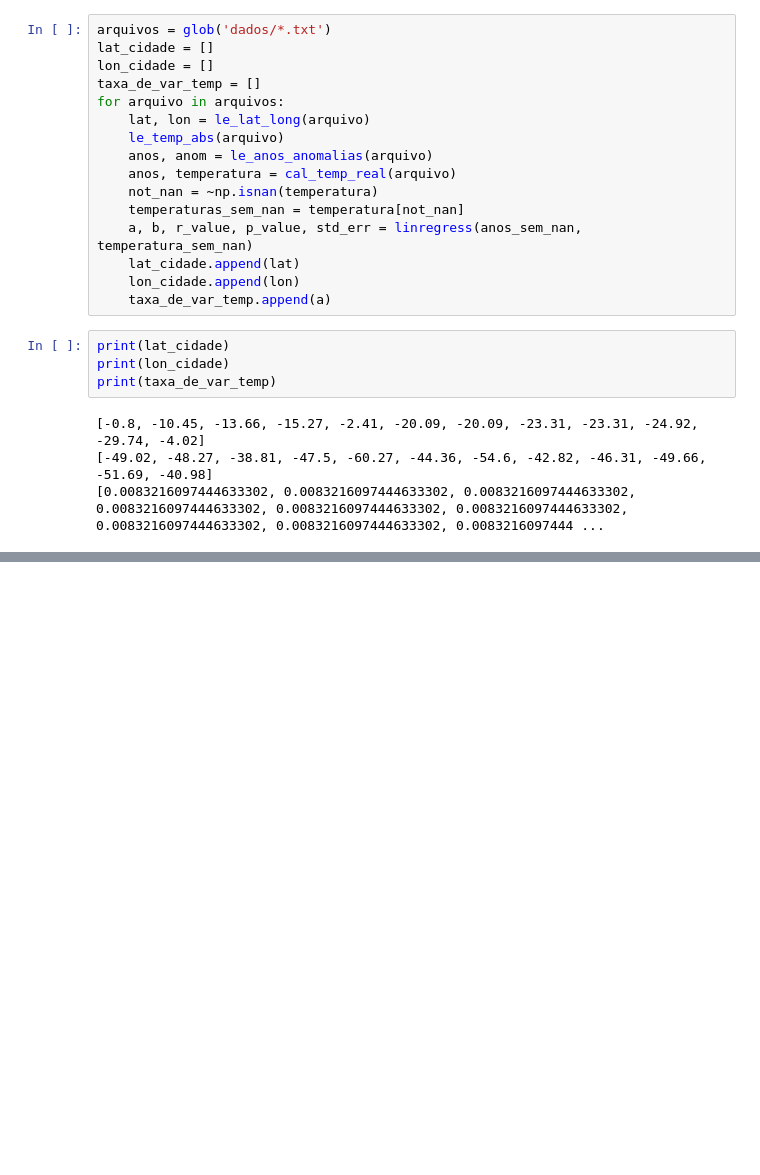
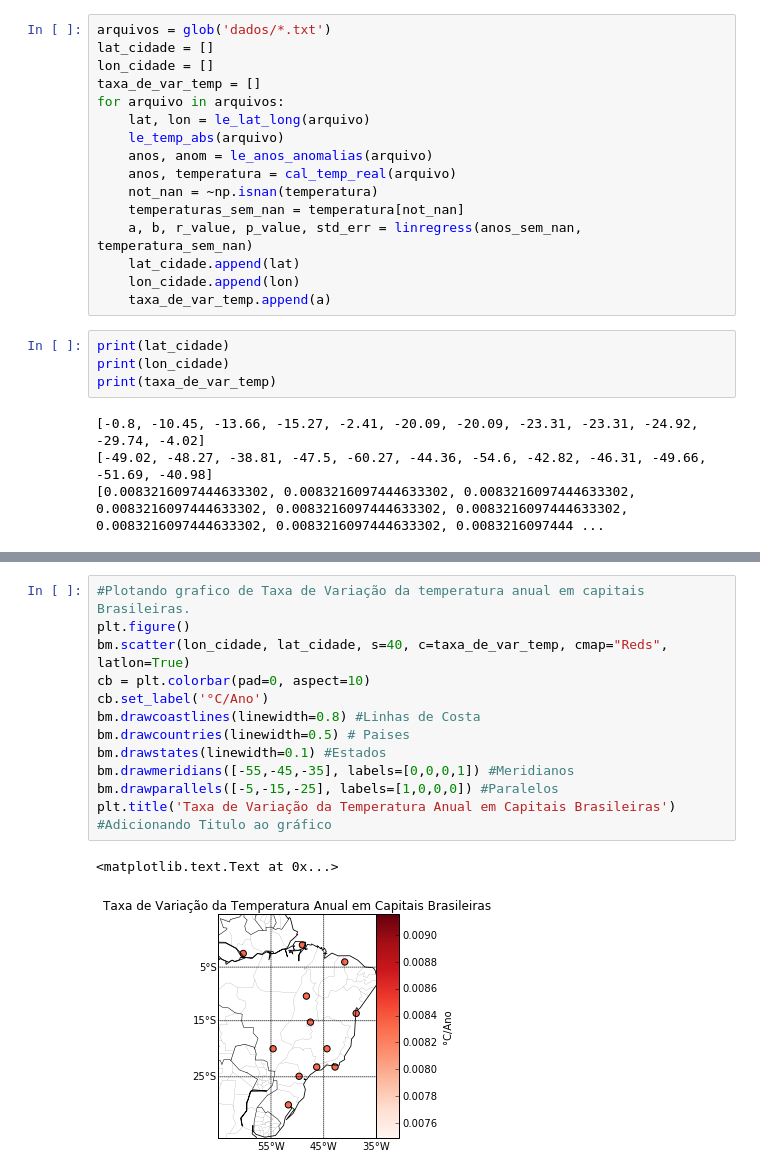
Before and after one commit to mat-esp-2016/capstone-tarefa-final-lucas-e-marcela, a Jupyter notebook: capstone.ipynb, the cells around one changed output, grey strips where cells are left out. Drawn from its saved outputs; the diff is of its cells as text; blank space fills up the shorter version.

```diff
--- a/capstone.ipynb
+++ b/capstone.ipynb
@@ -152,0 +153,15 @@ NameError: name 'bm' is not defined
+# %%
+#Plotando grafico de Taxa de Variação da temperatura anual em capitais Brasileiras.
+plt.figure()
+bm.scatter(lon_cidade, lat_cidade, s=40, c=taxa_de_var_temp, cmap="Reds", latlon=True)
+cb = plt.colorbar(pad=0, aspect=10)
+cb.set_label('°C/Ano')
+bm.drawcoastlines(linewidth=0.8) #Linhas de Costa
+bm.drawcountries(linewidth=0.5) # Paises
+bm.drawstates(linewidth=0.1) #Estados
+bm.drawmeridians([-55,-45,-35], labels=[0,0,0,1]) #Meridianos
+bm.drawparallels([-5,-15,-25], labels=[1,0,0,0]) #Paralelos
+plt.title('Taxa de Variação da Temperatura Anual em Capitais Brasileiras') #Adicionando Titulo ao gráfico
+# %% [output]
+<matplotlib.text.Text at 0x...>
+[figure, added]
```
Also changed, not shown: parts of 2 cells of this notebook.
